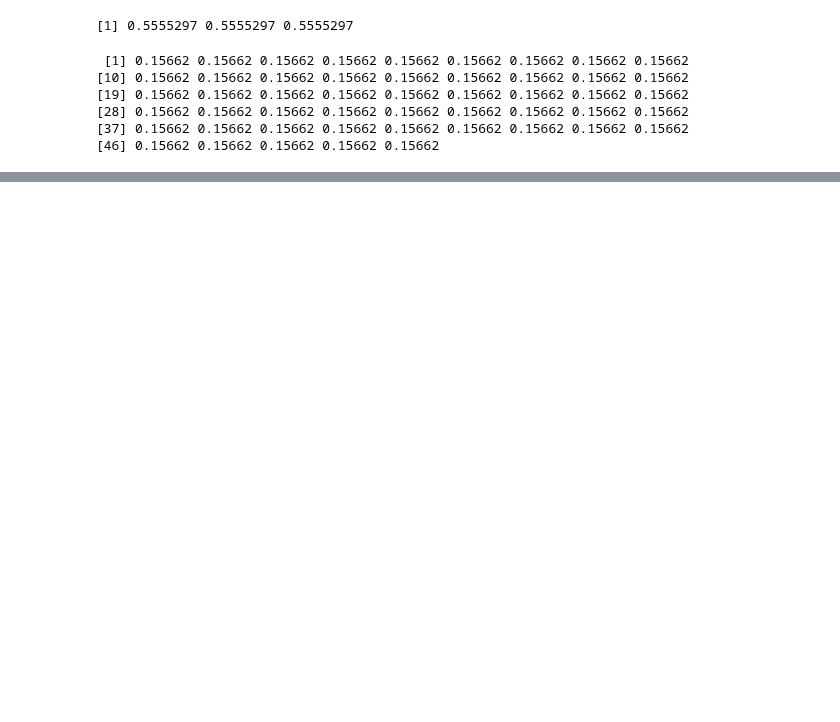
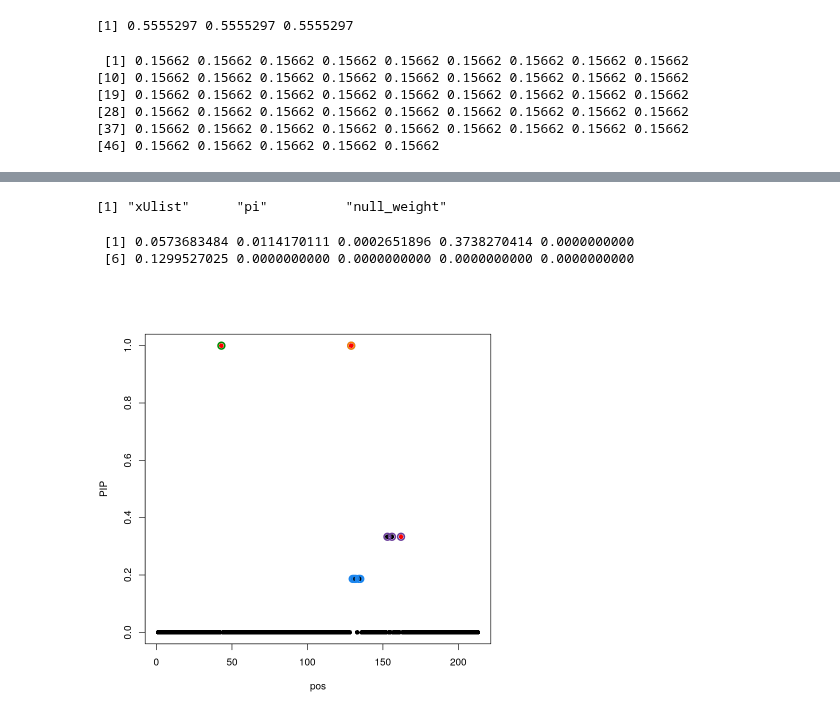
Before and after one commit to stephenslab/mvsusieR, a Jupyter notebook: inst/prototypes/em_optim_est_prior.ipynb, the cells around one changed output, grey strips where cells are left out. Drawn from its saved outputs; the diff is of its cells as text; code cells hidden in the pictures; blank space fills up the shorter version.

Commit message:
Update prior estimate vignette

```diff
--- a/inst/prototypes/em_optim_est_prior.ipynb
+++ b/inst/prototypes/em_optim_est_prior.ipynb
@@ -302,0 +413,4 @@ result2$coef[130,]
+# %%
+names(meta$prior$oracle)
+# %% [output]
+[1] "xUlist"      "pi"          "null_weight"
@@ -302,0 +422,9 @@ result2$coef[130,]
+# %%
+result4$V
+# %% [output]
+ [1] 0.0573683484 0.0114170111 0.0002651896 0.3738270414 0.0000000000
+ [6] 0.1299527025 0.0000000000 0.0000000000 0.0000000000 0.0000000000
+# %%
+susieR::susie_plot(result4, y='PIP',b=rowSums(meta$true_coef))
+# %% [output]
+[figure, added]
```
Also changed, not shown: parts of 35 cells of this notebook, 3 other files.
